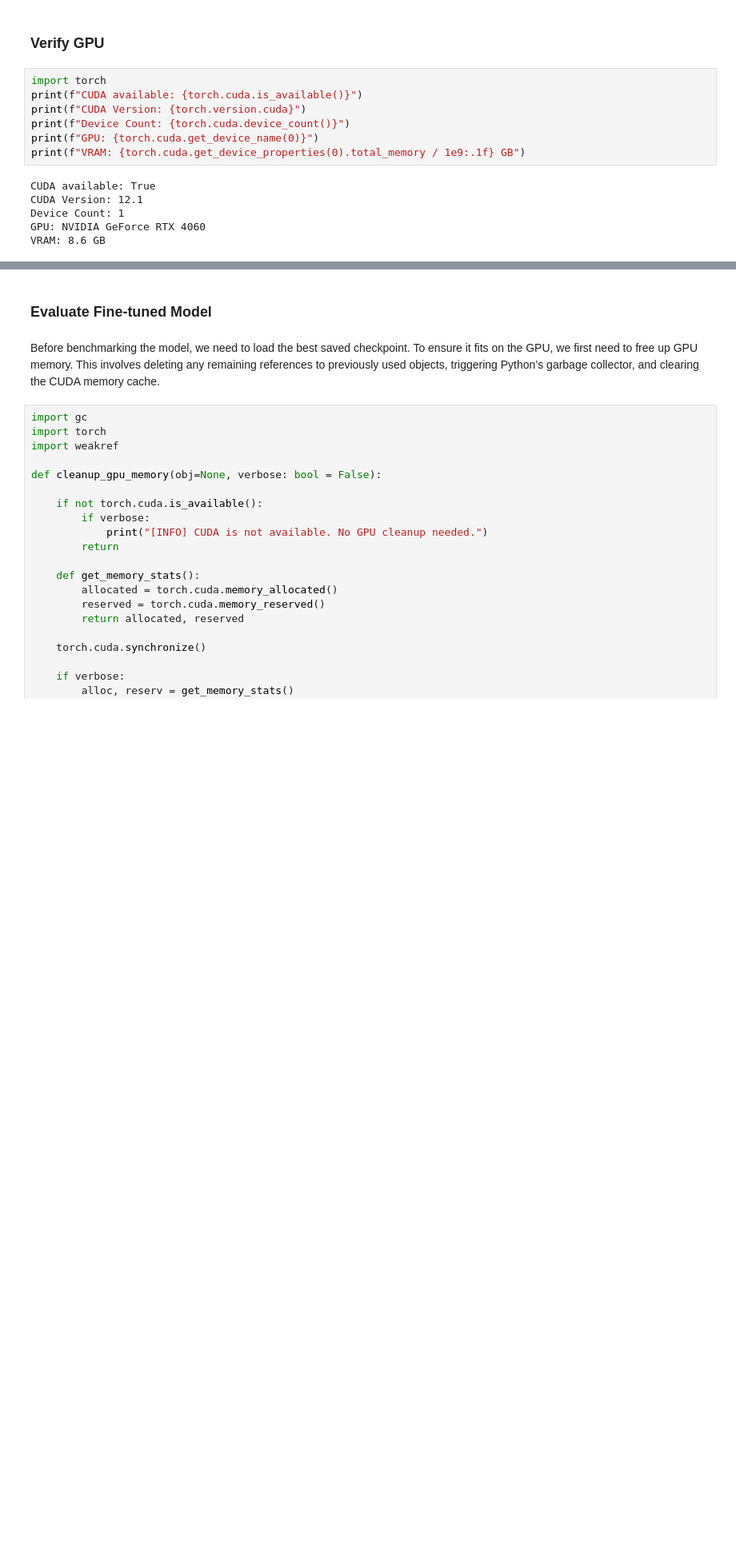
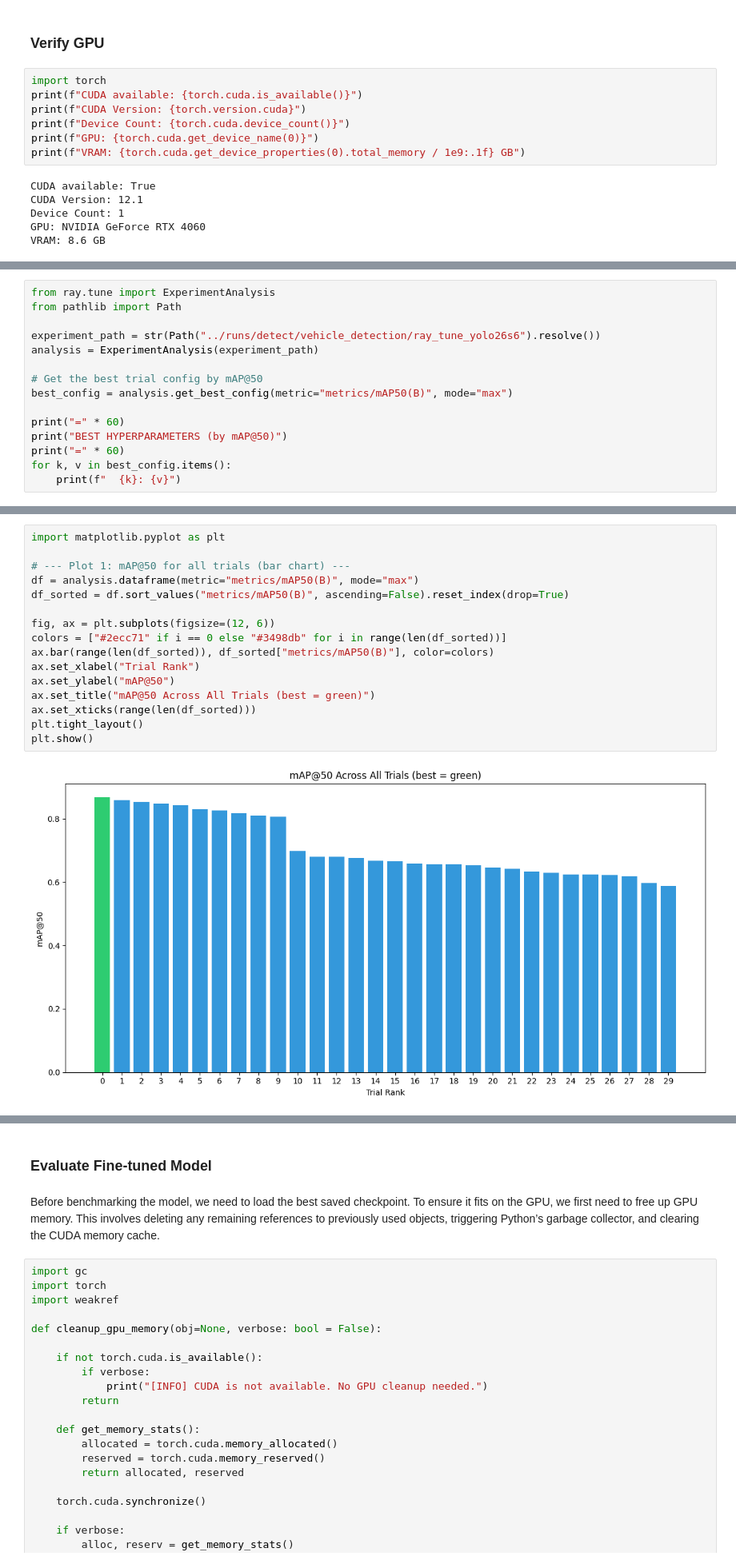
Before and after one commit to apambalik/Vehicle-Detection-at-R-R-, a Jupyter notebook: notebooks/finetune_yolo26.ipynb, the cells around one changed output, grey strips where cells are left out. Shown at 80% size. Saved outputs shown, nothing was run; the diff lists cells and outputs as text; blank space fills up the shorter version.

Commit message:
tune hyperparameter

```diff
--- a/notebooks/finetune_yolo26.ipynb
+++ b/notebooks/finetune_yolo26.ipynb
@@ -73,0 +123,15 @@ VRAM: 8.6 GB
+# %%
+from ray.tune import ExperimentAnalysis
+from pathlib import Path
+
+experiment_path = str(Path("../runs/detect/vehicle_detection/ray_tune_yolo26s6").resolve())
+analysis = ExperimentAnalysis(experiment_path)
+
+# Get the best trial config by mAP@50
+best_config = analysis.get_best_config(metric="metrics/mAP50(B)", mode="max")
+
+print("=" * 60)
+print("BEST HYPERPARAMETERS (by mAP@50)")
+print("=" * 60)
+for k, v in best_config.items():
+    print(f"  {k}: {v}")
@@ -73,0 +186,18 @@ VRAM: 8.6 GB
+# %%
+import matplotlib.pyplot as plt
+
+# --- Plot 1: mAP@50 for all trials (bar chart) ---
+df = analysis.dataframe(metric="metrics/mAP50(B)", mode="max")
+df_sorted = df.sort_values("metrics/mAP50(B)", ascending=False).reset_index(drop=True)
+
+fig, ax = plt.subplots(figsize=(12, 6))
+colors = ["#2ecc71" if i == 0 else "#3498db" for i in range(len(df_sorted))]
+ax.bar(range(len(df_sorted)), df_sorted["metrics/mAP50(B)"], color=colors)
+ax.set_xlabel("Trial Rank")
+ax.set_ylabel("mAP@50")
+ax.set_title("mAP@50 Across All Trials (best = green)")
+ax.set_xticks(range(len(df_sorted)))
+plt.tight_layout()
+plt.show()
+# %% [output]
+[figure, added]
```
Also changed, not shown: parts of 14 cells of this notebook.
